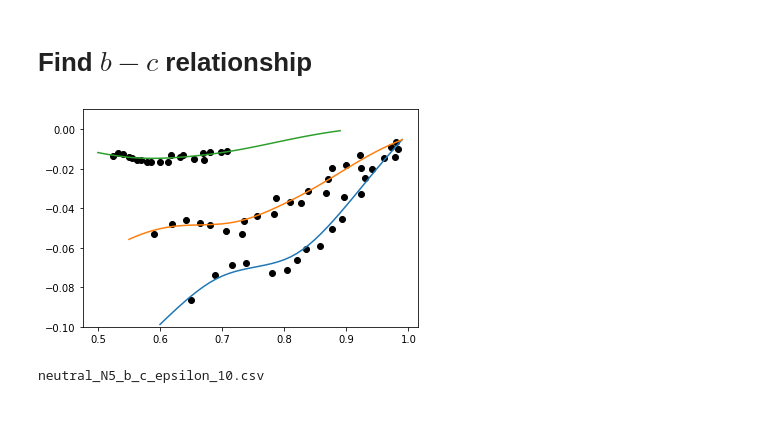
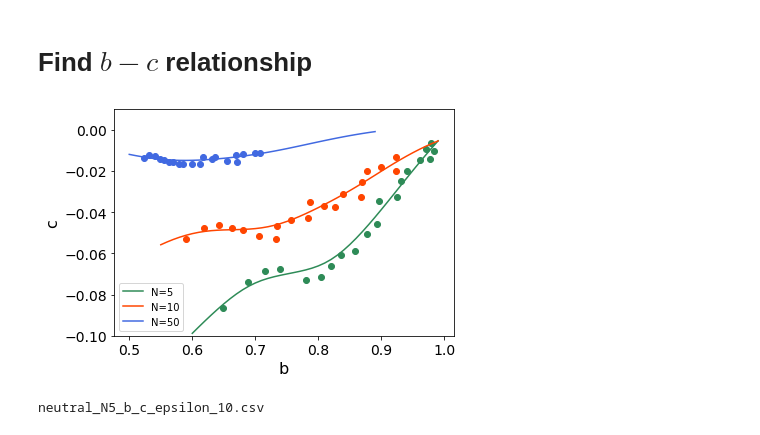
Before and after one commit to james-burridge/Hopfield_SED, a Jupyter notebook: SHEET_1_Neutral_matching_curves.ipynb, the cells around one changed output. Cells and saved outputs as stored; diff of their text form; code cells hidden in the pictures.

Commit message:
Updated b-c plot, re-ran sims, updated SED variable

```diff
--- a/SHEET_1_Neutral_matching_curves.ipynb
+++ b/SHEET_1_Neutral_matching_curves.ipynb
@@ -115,6 +118,6 @@ sigma_adj =  0.07071067811865475
 # %%
-#THIS CELL GENERATES THE SAMPLES
-run=False
+#THIS CELL GENERATES THE NEUTRAL SAMPLES
+run=True
 trials=200
 if run:
     results_dict ={}
@@ -422,32 +425,40 @@ plt.show()
 # %% [markdown]
 # Find $b-c$ relationship
 # %%
+cols = ['seagreen','orangered','royalblue']
+
 kreg5 = kr.KernelReg(plst5[:,1],plst5[:,0],var_type='c',bw=[0.05])
-bvals=np.arange(0.6,1,0.01)
-c5 = kreg5.fit(bvals)[0]
-plt.plot(plst5[:,0],plst5[:,1],'ko')
-plt.plot(bvals,c5)
+bvals5=np.arange(0.6,1,0.01)
+c5 = kreg5.fit(bvals5)[0]
+
+kreg10 = kr.KernelReg(plst10[:,1],plst10[:,0],var_type='c',bw=[0.05])
+bvals10=np.arange(0.55,1,0.01)
+c10 = kreg10.fit(bvals10)[0]
+
+kreg50 = kr.KernelReg(plst50[:,1],plst50[:,0],var_type='c',bw=[0.05])
+bvals50=np.arange(0.5,0.9,0.01)
+c50 = kreg50.fit(bvals50)[0]
 
 
-kreg10 = kr.KernelReg(plst10[:,1],plst10[:,0],var_type='c',bw=[0.05])
-bvals=np.arange(0.55,1,0.01)
-c10 = kreg10.fit(bvals)[0]
-plt.plot(plst10[:,0],plst10[:,1],'ko')
-plt.plot(bvals,c10)
+plt.plot(bvals5,c5,c=cols[0])
+plt.plot(bvals10,c10,c=cols[1])
+plt.plot(bvals50,c50,c=cols[2])
 
+plt.scatter(plst5[:,0],plst5[:,1],marker='o',c=cols[0])
+plt.scatter(plst10[:,0],plst10[:,1],marker='o',c=cols[1])
+plt.scatter(plst50[:,0],plst50[:,1],marker='o',c=cols[2])
 
-kreg50 = kr.KernelReg(plst50[:,1],plst50[:,0],var_type='c',bw=[0.05])
-bvals=np.arange(0.5,0.9,0.01)
-c50 = kreg50.fit(bvals)[0]
-plt.plot(plst50[:,0],plst50[:,1],'ko')
-plt.plot(bvals,c50)
-
+plt.legend(['N=5','N=10','N=50'])
+plt.xlabel('b',size=16)
+plt.ylabel('c',size=16)
 plt.ylim(-0.1,0.01)
-
+plt.tick_params(labelsize=14)
+plt.tight_layout()
+plt.savefig(plots_folder/'b_c_graph_alpha_0.05_N_5_10_50_epsilon_10.pdf')
 
 plt.show()
 # %% [output]
-[figure, old version]
+[figure, new version]
 # %%
 df_bc=pd.DataFrame()
 df_bc['b']=np.array([0.7,0.775,0.85,0.925,0.99])
```
Also changed, not shown: parts of 5 cells of this notebook, 3 other files.
